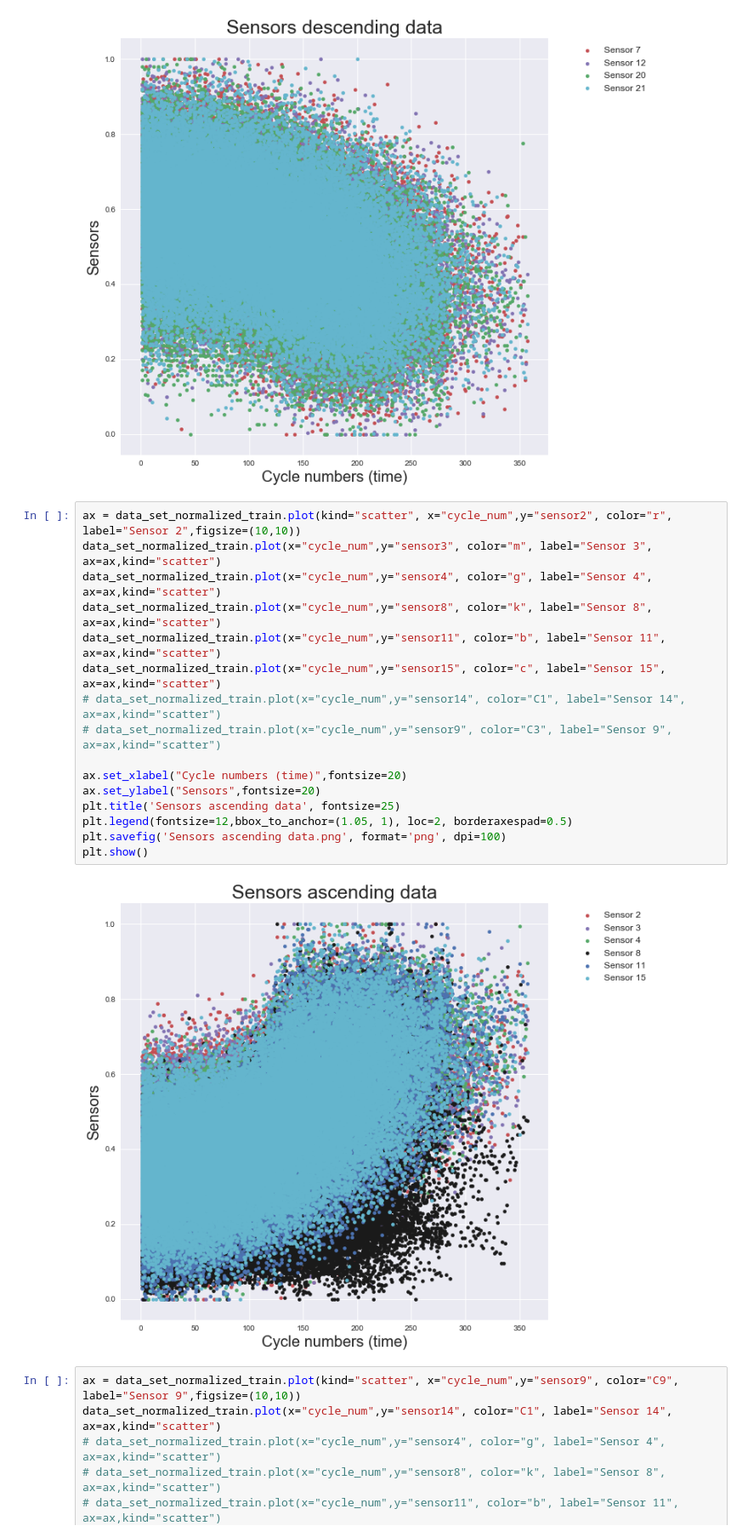
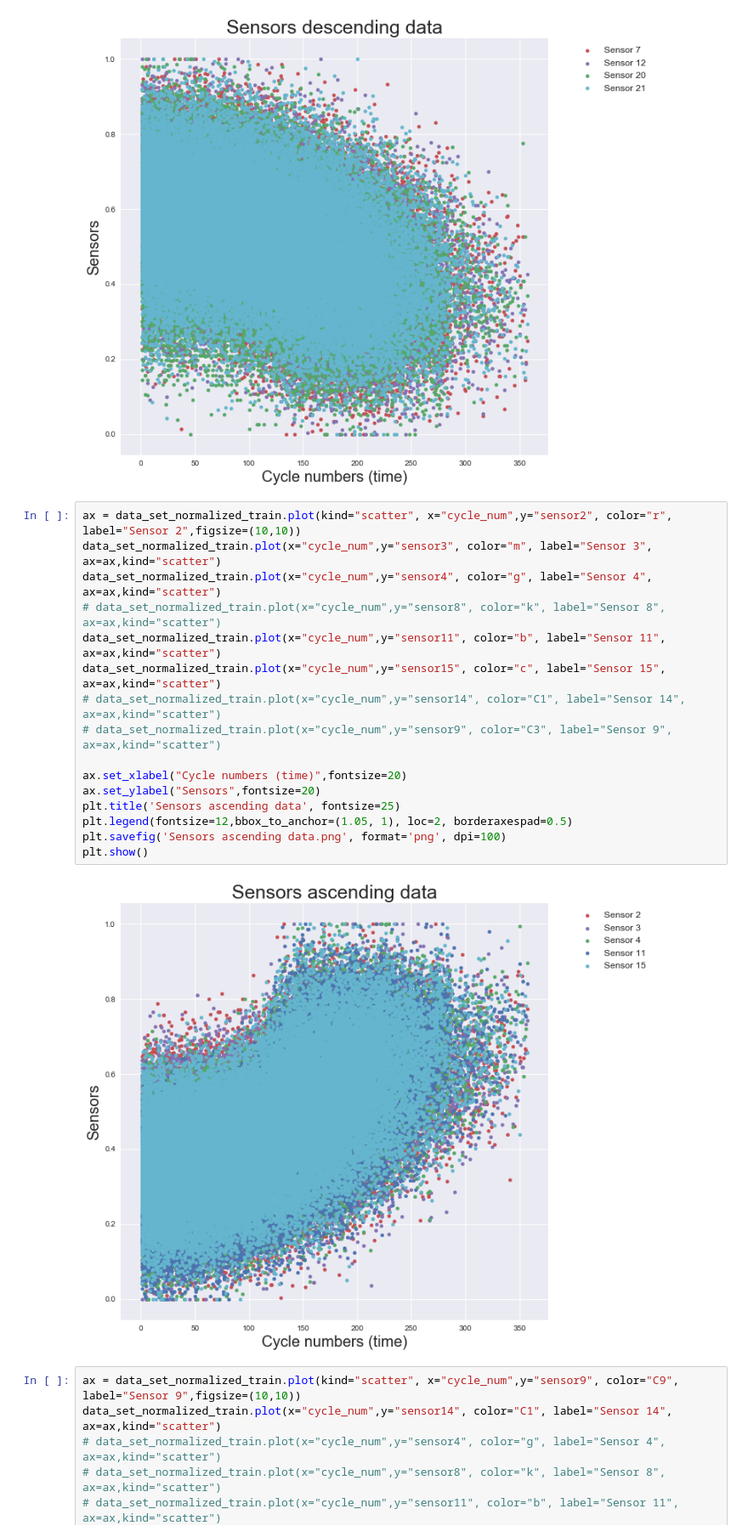
Before and after one commit to ThiagoGrabe/Nasa-Engine, a Jupyter notebook: Engine_NASA_Analise de dados.ipynb, the cells around one changed output. Shown at 85% size. Drawn from its saved outputs; the diff is of its cells as text.

```diff
--- a/Engine_NASA_Analise de dados.ipynb
+++ b/Engine_NASA_Analise de dados.ipynb
@@ -581,21 +643,21 @@ plt.show()
 # %%
 ax = data_set_normalized_train.plot(kind="scatter", x="cycle_num",y="sensor2", color="r", label="Sensor 2",figsize=(10,10))
 data_set_normalized_train.plot(x="cycle_num",y="sensor3", color="m", label="Sensor 3", ax=ax,kind="scatter")
 data_set_normalized_train.plot(x="cycle_num",y="sensor4", color="g", label="Sensor 4", ax=ax,kind="scatter")
-data_set_normalized_train.plot(x="cycle_num",y="sensor8", color="k", label="Sensor 8", ax=ax,kind="scatter")
+# data_set_normalized_train.plot(x="cycle_num",y="sensor8", color="k", label="Sensor 8", ax=ax,kind="scatter")
 data_set_normalized_train.plot(x="cycle_num",y="sensor11", color="b", label="Sensor 11", ax=ax,kind="scatter")
 data_set_normalized_train.plot(x="cycle_num",y="sensor15", color="c", label="Sensor 15", ax=ax,kind="scatter")
 # data_set_normalized_train.plot(x="cycle_num",y="sensor14", color="C1", label="Sensor 14", ax=ax,kind="scatter")
 # data_set_normalized_train.plot(x="cycle_num",y="sensor9", color="C3", label="Sensor 9", ax=ax,kind="scatter")
 
 ax.set_xlabel("Cycle numbers (time)",fontsize=20)
 ax.set_ylabel("Sensors",fontsize=20)
 plt.title('Sensors ascending data', fontsize=25)
 plt.legend(fontsize=12,bbox_to_anchor=(1.05, 1), loc=2, borderaxespad=0.5)
 plt.savefig('Sensors ascending data.png', format='png', dpi=100)
 plt.show()
 # %% [output]
-[figure, old version]
+[figure, new version]
 # %%
 ax = data_set_normalized_train.plot(kind="scatter", x="cycle_num",y="sensor9", color="C9", label="Sensor 9",figsize=(10,10))
 data_set_normalized_train.plot(x="cycle_num",y="sensor14", color="C1", label="Sensor 14", ax=ax,kind="scatter")
```
Also changed, not shown: parts of 34 cells of this notebook.
